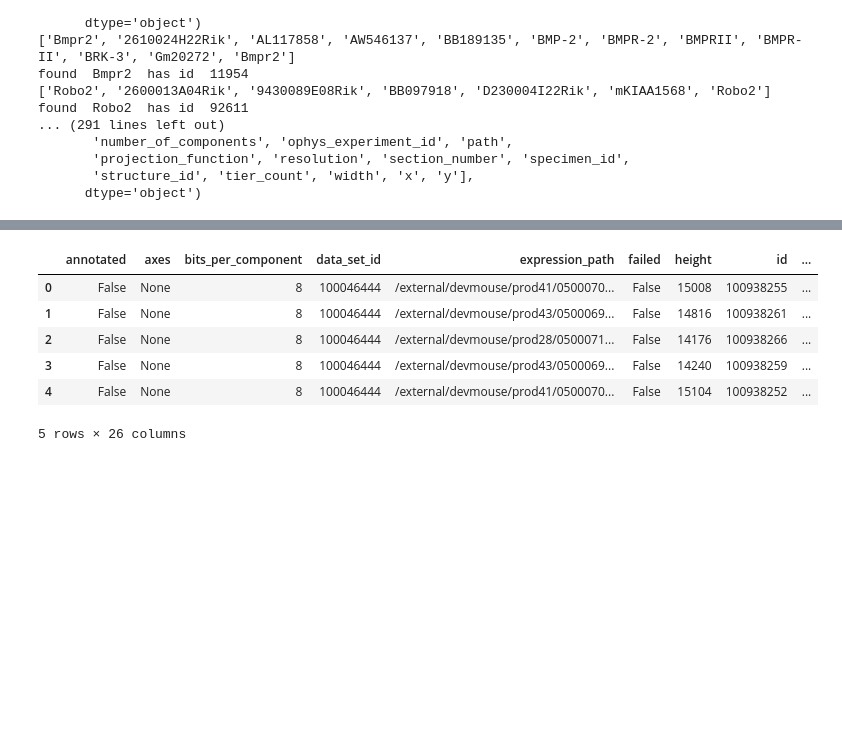
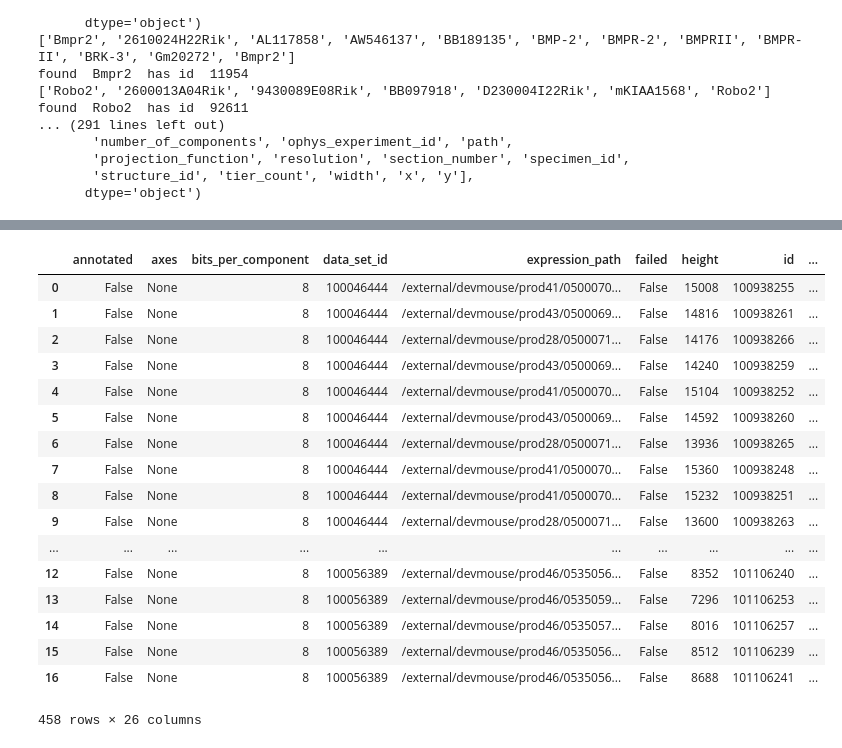
Before and after one commit to seunginah/olfactory_protein_viz, a Jupyter notebook: notebooks/1_ingestion.ipynb, the cells around one changed output, grey strips where cells are left out. Drawn from its saved outputs; the diff is of its cells as text; code cells hidden in the pictures; blank space fills up the shorter version.

```diff
--- a/notebooks/1_ingestion.ipynb
+++ b/notebooks/1_ingestion.ipynb
@@ -109,10 +132,21 @@ exp_data.head()
 # %%
-img_data.head()
+img_data
 # %% [output]
 |  | annotated | axes | bits_per_component | data_set_id | expression_path | failed | height | id | ... |
 | 0 | False | None | 8 | 100046444 | /external/devmouse/prod41/0500070... | False | 15008 | 100938255 | ... |
 | 1 | False | None | 8 | 100046444 | /external/devmouse/prod43/0500069... | False | 14816 | 100938261 | ... |
 | 2 | False | None | 8 | 100046444 | /external/devmouse/prod28/0500071... | False | 14176 | 100938266 | ... |
 | 3 | False | None | 8 | 100046444 | /external/devmouse/prod43/0500069... | False | 14240 | 100938259 | ... |
 | 4 | False | None | 8 | 100046444 | /external/devmouse/prod41/0500070... | False | 15104 | 100938252 | ... |
+| 5 | False | None | 8 | 100046444 | /external/devmouse/prod43/0500069... | False | 14592 | 100938260 | ... |
+| 6 | False | None | 8 | 100046444 | /external/devmouse/prod28/0500071... | False | 13936 | 100938265 | ... |
+| 7 | False | None | 8 | 100046444 | /external/devmouse/prod41/0500070... | False | 15360 | 100938248 | ... |
+| 8 | False | None | 8 | 100046444 | /external/devmouse/prod41/0500070... | False | 15232 | 100938251 | ... |
+| 9 | False | None | 8 | 100046444 | /external/devmouse/prod28/0500071... | False | 13600 | 100938263 | ... |
+| ... | ... | ... | ... | ... | ... | ... | ... | ... | ... |
+| 12 | False | None | 8 | 100056389 | /external/devmouse/prod46/0535056... | False | 8352 | 101106240 | ... |
+| 13 | False | None | 8 | 100056389 | /external/devmouse/prod46/0535059... | False | 7296 | 101106253 | ... |
+| 14 | False | None | 8 | 100056389 | /external/devmouse/prod46/0535057... | False | 8016 | 101106257 | ... |
+| 15 | False | None | 8 | 100056389 | /external/devmouse/prod46/0535056... | False | 8512 | 101106239 | ... |
+| 16 | False | None | 8 | 100056389 | /external/devmouse/prod46/0535056... | False | 8688 | 101106241 | ... |
-5 rows × 26 columns
+458 rows × 26 columns
```
Also changed, not shown: parts of 2 cells of this notebook, 5 other files.
